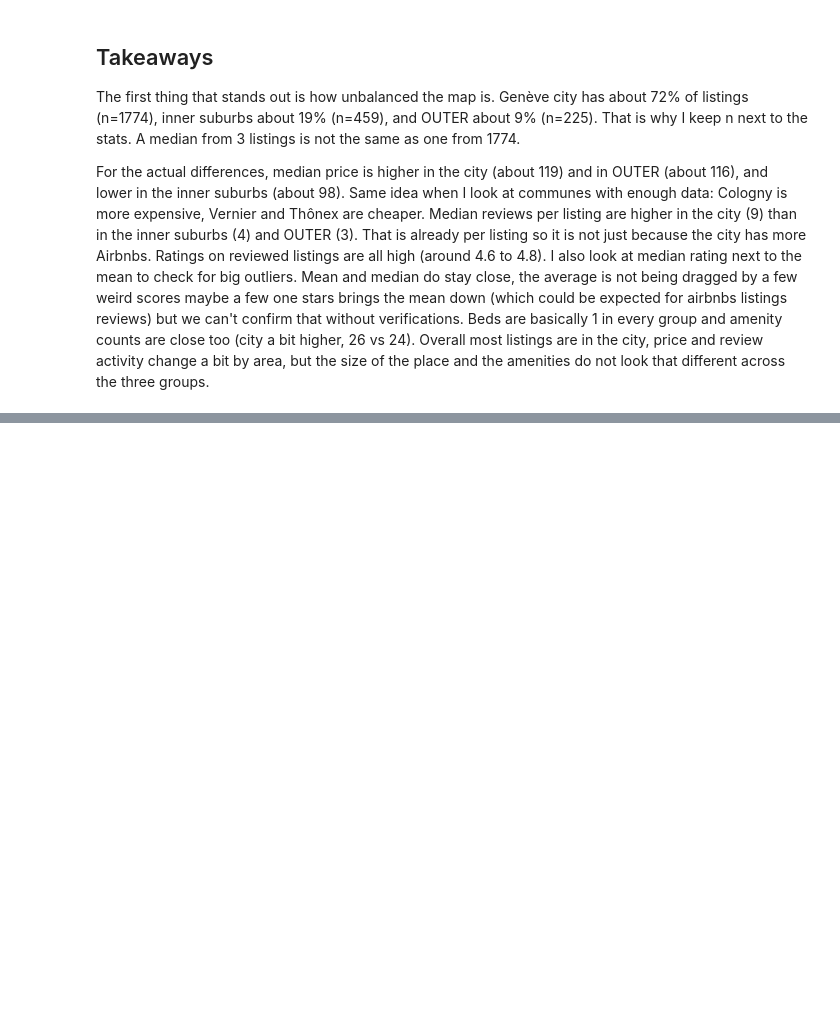
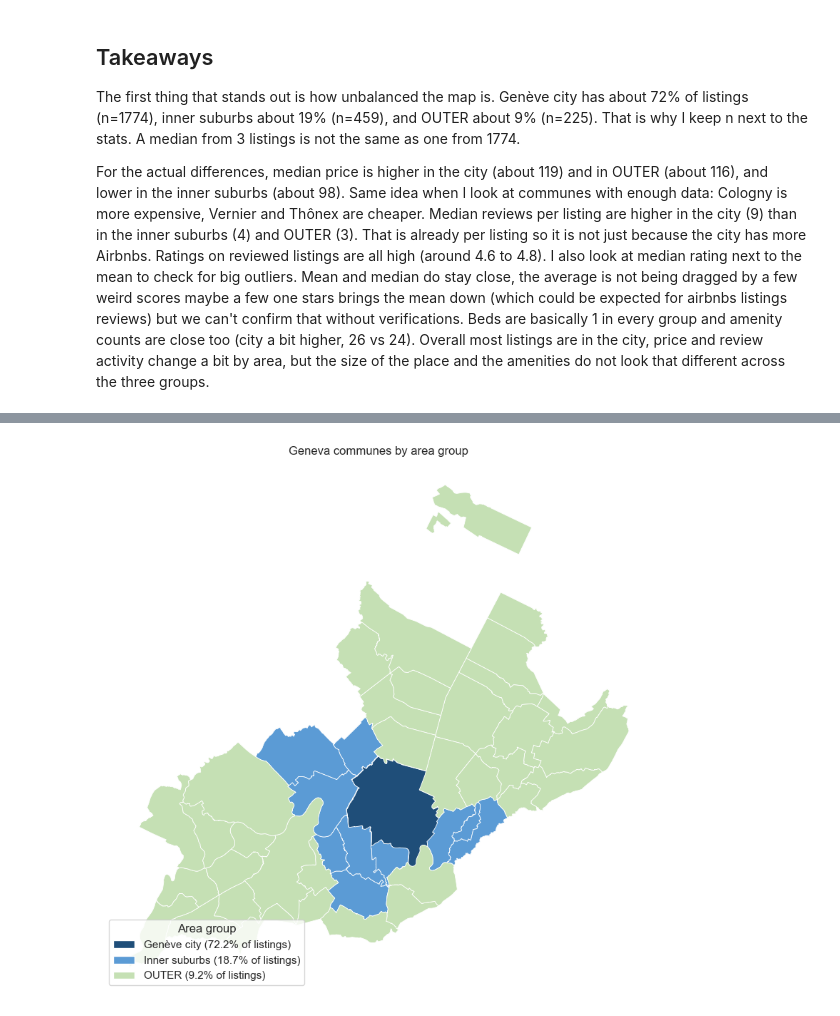
Before and after one commit to simonhamra/Final_Project_AD699, a Jupyter notebook: DATA_PREPARATION.ipynb, the cells around one changed output, grey strips where cells are left out. Cells and saved outputs as stored; diff of their text form; code cells hidden in the pictures; blank space fills up the shorter version.

Commit message:
adding Visualizations

```diff
--- a/DATA_PREPARATION.ipynb
+++ b/DATA_PREPARATION.ipynb
@@ -3,6 +3,12 @@
 # %%
 import pandas as pd
 import ast
+import numpy as np
+import matplotlib.pyplot as plt
+import seaborn as sns
+import geopandas as gpd
+
+sns.set_theme(style='whitegrid')
 # %% [markdown]
 # First Exploration of data
 # %%
@@ -549,0 +562,5 @@ For the actual differences, median price is higher in the city (about 119) and i
+# %%
+# for price plots: keep a capped version so one crazy listing does not crush the chart
+price_cap = df['price'].quantile(0.95)
+df['price_plot'] = df['price'].clip(upper=price_cap)
+print('price 95th percentile used as plot cap:', round(price_cap, 1))
@@ -549,0 +687,33 @@ For the actual differences, median price is higher in the city (about 119) and i
+# %%
+# Map A: 3 area classes
+from matplotlib.patches import Patch
+
+area_colors = {
+    'Genève city': '#1f4e79',
+    'Inner suburbs': '#5b9bd5',
+    'OUTER': '#c5e0b4',
+}
+
+fig, ax = plt.subplots(figsize=(9, 8))
+
+for area, color in area_colors.items():
+    subset = map_df[map_df['area_group'] == area]
+    subset.plot(ax=ax, color=color, edgecolor='white', linewidth=0.6)
+
+# geopandas label= often does not show up, so I build the legend myself
+legend_handles = [
+    Patch(
+        facecolor=area_colors[area],
+        edgecolor='white',
+        label=f'{area} ({class_share.loc[area]:.1f}% of listings)',
+    )
+    for area in ['Genève city', 'Inner suburbs', 'OUTER']
+]
+
+ax.set_title('Geneva communes by area group')
+ax.set_axis_off()
+ax.legend(handles=legend_handles, loc='lower left', frameon=True, title='Area group')
+plt.tight_layout()
+plt.show()
+# %% [output]
+[figure, added]
```
Also changed, not shown: parts of 27 cells of this notebook.
